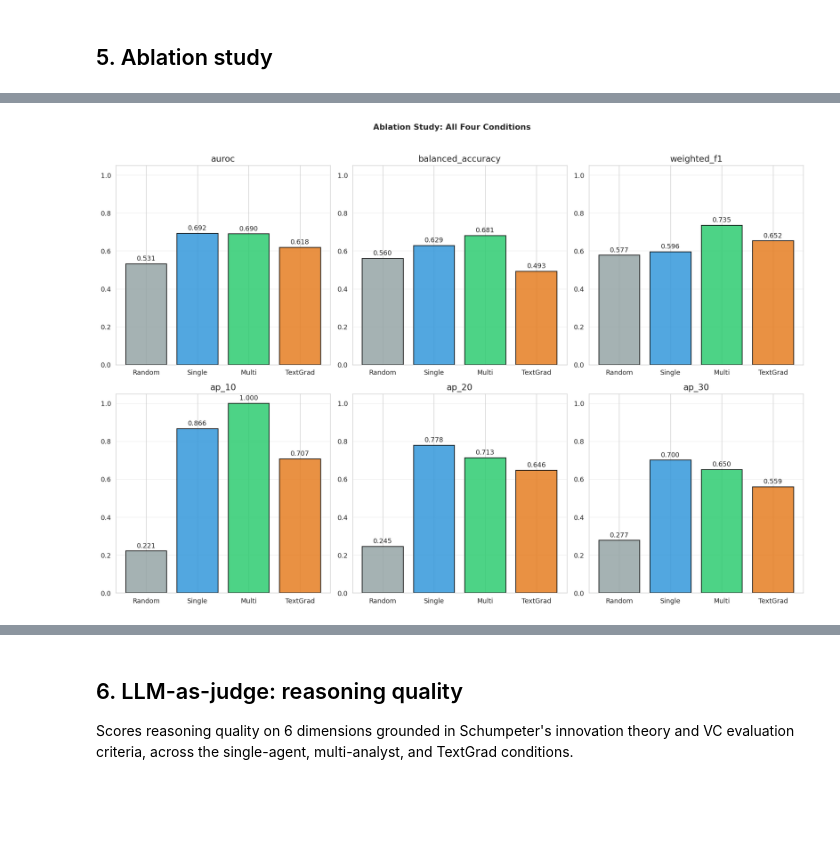
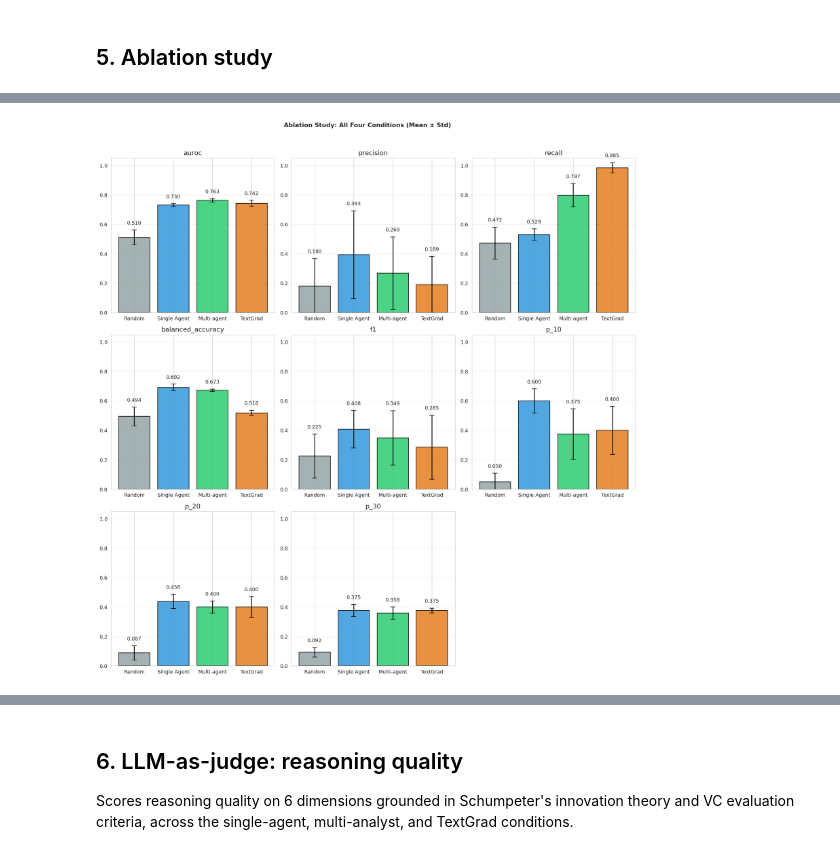
Before and after one commit to louisewiljander/llm-vc-decision-textgrad, a Jupyter notebook: notebooks/colab_textgrad_visualization.ipynb, the cells around one changed output, grey strips where cells are left out. Drawn from its saved outputs; the diff is of its cells as text; code cells hidden in the pictures; blank space fills up the shorter version.

Commit message:
Added notebooks for running and visualizing experiments on Google Colab

```diff
--- a/notebooks/colab_textgrad_visualization.ipynb
+++ b/notebooks/colab_textgrad_visualization.ipynb
@@ -186,8 +278,8 @@ if metrics_data:
         ax.legend()
         ax.grid(alpha=0.3)
 
-    plot(axes[0, 0], ['ap_10', 'ap_20', 'ap_30'],          'Average Precision @K')
-    plot(axes[0, 1], ['balanced_accuracy', 'weighted_f1'],  'Classification Metrics')
+    plot(axes[0, 0], ['p_10', 'p_20', 'p_30'],          'Precision @ K')
+    plot(axes[0, 1], ['balanced_accuracy', 'f1'],  'Classification Metrics')
     plot(axes[1, 0], ['auroc'],                             'AUROC')
 
     if prompts:
@@ -203,7 +295,7 @@ if metrics_data:
     plt.tight_layout()
     plt.show()
 
-    display(df[['step', 'auroc', 'balanced_accuracy', 'weighted_f1', 'ap_10', 'ap_20', 'ap_30']].round(4))
+    display(df[['step', 'auroc', 'balanced_accuracy', 'f1', 'p_10', 'p_20', 'p_30']].round(4))
 else:
     print("⚠️  No metrics found. Run: python experiments/run_textgrad.py --n_train 5 --n_val 5")
 # %% [output]
@@ -364,55 +656,86 @@ Ablation dir : /content/drive/MyDrive/llm-vc-decision-textgrad/results/ablation/
 # %%
+import matplotlib.pyplot as plt
+from IPython.display import display, Markdown # Added this import
+import pandas as pd
+import numpy as np
+
 available_raw_data = {k: v for k, v in raw_conditions_data.items() if v is not None}
 
 if available_raw_data:
-    metrics_to_show = ['auroc', 'balanced_accuracy', 'weighted_f1', 'ap_10', 'ap_20', 'ap_30']
+    # Define consistent labels and palette for this plot
+    CONDITION_LABELS = {
+        'Random': 'Random',
+        'Single': 'Single Agent',
+        'Multi': 'Multi-agent',
+        'TextGrad': 'TextGrad'
+    }
+    # Ensure palette keys match the DataFrame index (capitalized conditions)
+    palette = {
+        'Random': '#95a5a6',
+        'Single': '#3498db',
+        'Multi': '#2ecc71',
+        'TextGrad': '#e67e22'
+    }
+
+    metrics_to_show = ['auroc', 'precision','recall','balanced_accuracy', 'f1', 'p_10', 'p_20', 'p_30']
     all_rows = []
 
     for condition_name, list_of_metric_dicts in available_raw_data.items():
         for metrics_dict in list_of_metric_dicts:
-            # Ensure 'weighted_f1' exists if 'f1' does
-            if 'weighted_f1' not in metrics_dict and 'f1' in metrics_dict:
-                metrics_dict['weighted_f1'] = metrics_dict['f1']
-
-            row = {'Condition': condition_name, 'Sector': metrics_dict['Sector']}
+            row = {'Condition': condition_name}
             for met in metrics_to_show:
                 row[met] = metrics_dict.get(met, float('nan'))
             all_rows.append(row)
 
-    cmp_raw = pd.DataFrame(all_rows)
-    cmp_raw = cmp_raw.set_index(['Condition', 'Sector'])
+    # Create a full DataFrame with all individual run data
+    cmp_full_df = pd.DataFrame(all_rows)
+
+    # Calculate mean and standard deviation grouped by Condition
+    cmp_mean = cmp_full_df.groupby('Condition').mean(numeric_only=True)
+    cmp_std = cmp_full_df.groupby('Condition').std(numeric_only=True)
+
+    # Ensure consistent order of conditions for plotting
+    plot_order = [cond for cond in CONDITION_LABELS.keys() if cond in cmp_mean.index]
+    cmp_mean = cmp_mean.loc[plot_order]
+    cmp_std = cmp_std.loc[plot_order]
+
+    # Map the index to display labels for presentation
+    cmp_mean_display = cmp_mean.rename(index=CONDITION_LABELS)
+    cmp_std_display = cmp_std.rename(index=CONDITION_LABELS)
 
 
-    # Since they are already aggregated and load_ablation_metrics adds '_overall_',
-    # we just need to droplevel 'Sector' to prepare for plotting.
-    cmp_plot = cmp_raw.droplevel('Sector')
+    display(Markdown("### Ablation Metrics (Mean and Standard Deviation across runs)"))
+    # Display table with mean and std
+    display_df = cmp_mean_display.round(4).astype(str) + " ± " + cmp_std_display.round(4).astype(str)
+    display(display_df[metrics_to_show]) # Only display the metrics we care about
 
-    display(cmp_plot.round(4))
-
-    plot_metrics = [m for m in metrics_to_show if m in cmp_plot.columns]
+    plot_metrics = [m for m in metrics_to_show if m in cmp_mean.columns]
     ncols = 3
     nrows = (len(plot_metrics) + ncols - 1) // ncols
     fig, axes = plt.subplots(nrows, ncols, figsize=(5 * ncols, 5 * nrows))
     axes = np.array(axes).flatten()
 
-    palette = {'Random': '#95a5a6', 'Single': '#3498db', 'Multi': '#2ecc71', 'TextGrad': '#e67e22'}
     for ax, met in zip(axes, plot_metrics):
-        vals = cmp_plot[met]
-        colors = [palette.get(c, 'steelblue') for c in vals.index]
-        bars = ax.bar(vals.index, vals.values, color=colors, alpha=0.85, edgecolor='black', linewidth=1.2)
+        vals_mean = cmp_mean_display[met] # Use display names for index
+        vals_std = cmp_std_display[met]   # Use display names for index
+
+        colors = [palette.get(original_cond, 'steelblue') for original_cond in cmp_mean.index]
+
+        bars = ax.bar(vals_mean.index, vals_mean.values, yerr=vals_std.values, capsize=5,
+                      color=colors, alpha=0.85, edgecolor='black', linewidth=1.2)
         ax.set_ylim(0, 1.05)
         ax.set_title(met)
         ax.grid(axis='y', alpha=0.3)
-        for bar in bars:
-            h = bar.get_height()
-            if not np.isnan(h):
-                ax.text(bar.get_x() + bar.get_width() / 2, h + 0.01, f'{h:.3f}',
+        for bar, mean_val, std_val in zip(bars, vals_mean.values, vals_std.values):
+            if not np.isnan(mean_val):
+                # Position text above the error bar cap
+                ax.text(bar.get_x() + bar.get_width() / 2, mean_val + std_val + 0.03, f'{mean_val:.3f}',
                         ha='center', va='bottom', fontsize=10)
 
     for ax in axes[len(plot_metrics):]:  # hide unused subplots
         ax.set_visible(False)
 
-    plt.suptitle("Ablation Study: All Four Conditions", fontweight='bold', y=1.02)
+    plt.suptitle("Ablation Study: All Four Conditions (Mean ± Std)", fontweight='bold', y=1.02)
     plt.tight_layout()
     plt.show()
 else:
@@ -428 +752 @@ else:
-[figure, old version]
+[figure, new version]
```
Also changed, not shown: parts of 22 cells of this notebook, 1 other file.
